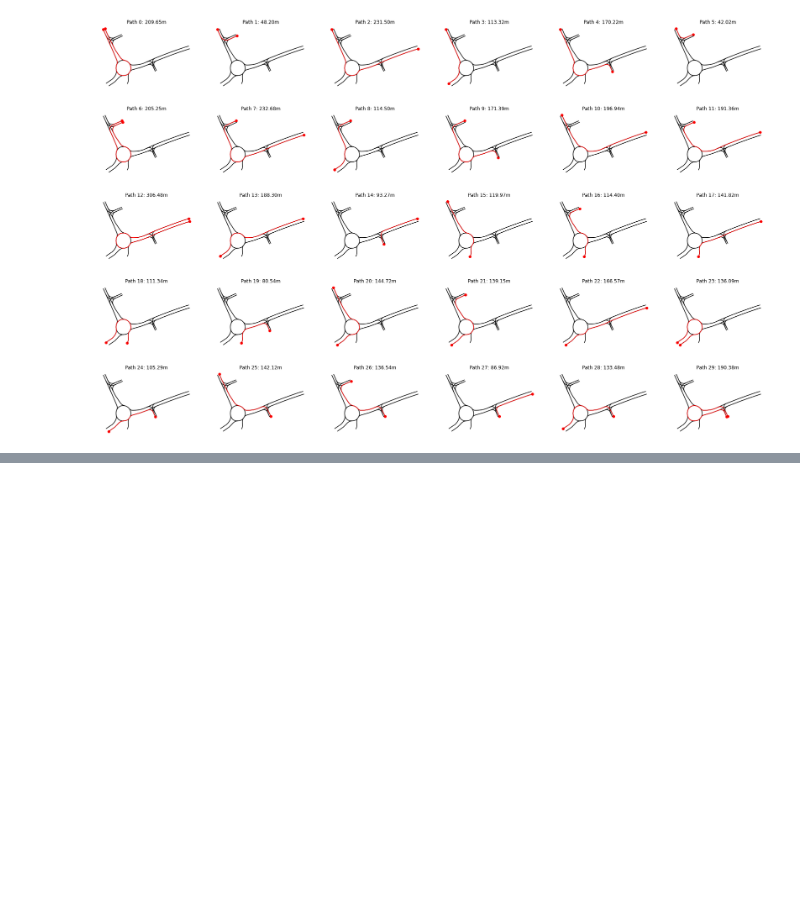
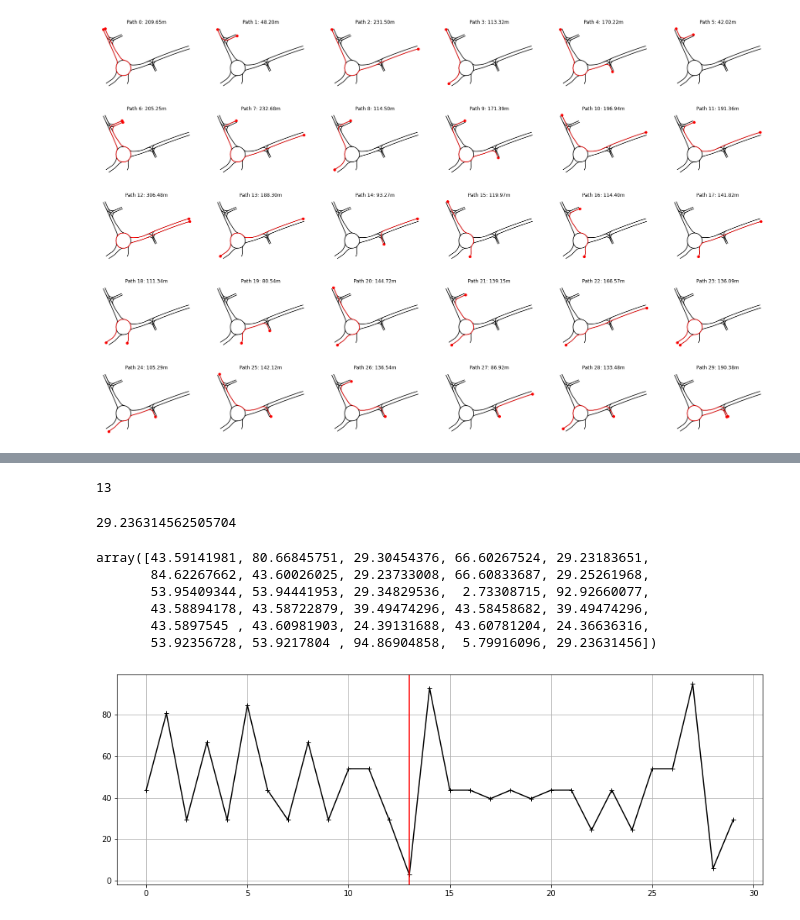
Before and after one commit to kopytjuk/opendd-analysis, a Jupyter notebook: notebooks/Distance Analysis.ipynb, the cells around one changed output, grey strips where cells are left out. Cells and saved outputs as stored; diff of their text form; code cells hidden in the pictures; blank space fills up the shorter version.

```diff
--- a/notebooks/Distance Analysis.ipynb
+++ b/notebooks/Distance Analysis.ipynb
@@ -142,0 +205,20 @@ for i, dp in enumerate(paths):
+# %%
+%%timeit
+distances = list()
+
+N = 100
+
+for i, dp in enumerate(paths):
+
+    # linestring has to be distretized to call `scipy.spatial.distance.directed_hausdorff`
+    vehicle_path_pts = LineString([vehicle_path_linestring.interpolate(s, normalized=True) for s in np.linspace(0, 1, N)])
+    vehicle_path_pts = np.array(vehicle_path_pts.xy).T
+
+    path_ls = dp.linestring(traffic_lanes_graph)
+    path_pts = LineString([path_ls.interpolate(s, normalized=True) for s in np.linspace(0, 1, N)])
+    path_pts = np.array(path_pts.xy).T
+
+    d = directed_hausdorff(vehicle_path_pts, path_pts)[0]
+    distances.append(d)
+
+distances = np.array(distances)
@@ -142,0 +227,24 @@ for i, dp in enumerate(paths):
+# %%
+print(distances.argmin())
+# %% [output]
+13
+# %%
+d
+# %% [output]
+29.236314562505704
+# %%
+distances
+# %% [output]
+array([43.59141981, 80.66845751, 29.30454376, 66.60267524, 29.23183651,
+       84.62267662, 43.60026025, 29.23733008, 66.60833687, 29.25261968,
+       53.95409344, 53.94441953, 29.34829536,  2.73308715, 92.92660077,
+       43.58894178, 43.58722879, 39.49474296, 43.58458682, 39.49474296,
+       43.5897545 , 43.60981903, 24.39131688, 43.60781204, 24.36636316,
+       53.92356728, 53.9217804 , 94.86904858,  5.79916096, 29.23631456])
+# %%
+plt.figure(figsize=(15, 5))
+plt.plot(distances, "k+-")
+plt.axvline(distances.argmin(), color="r")
+plt.grid()
+# %% [output]
+[figure, added]
```
Also changed, not shown: parts of 18 cells of this notebook, 2 other files.
